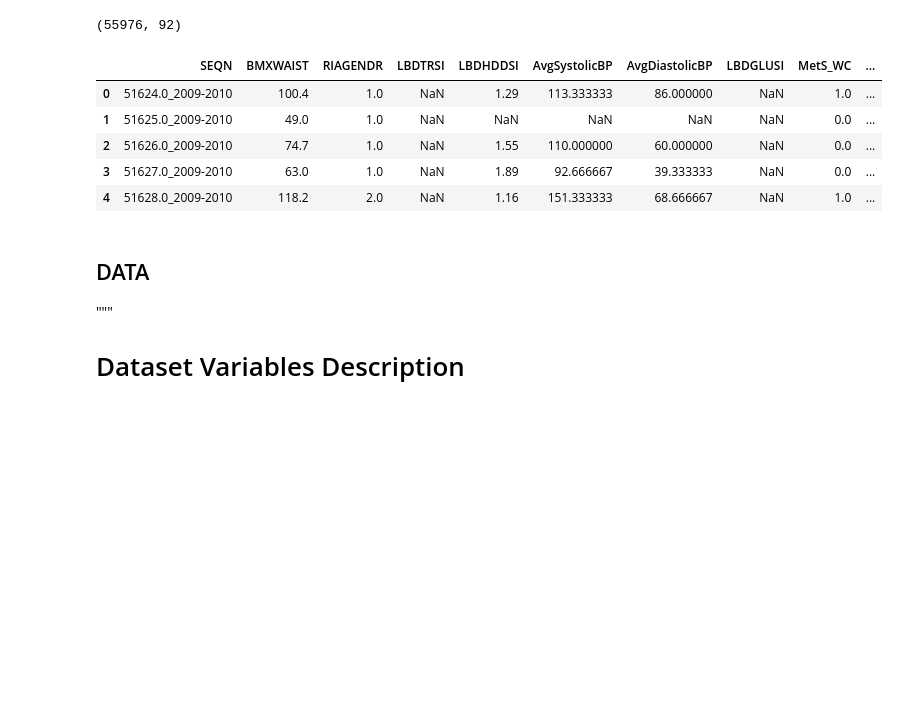
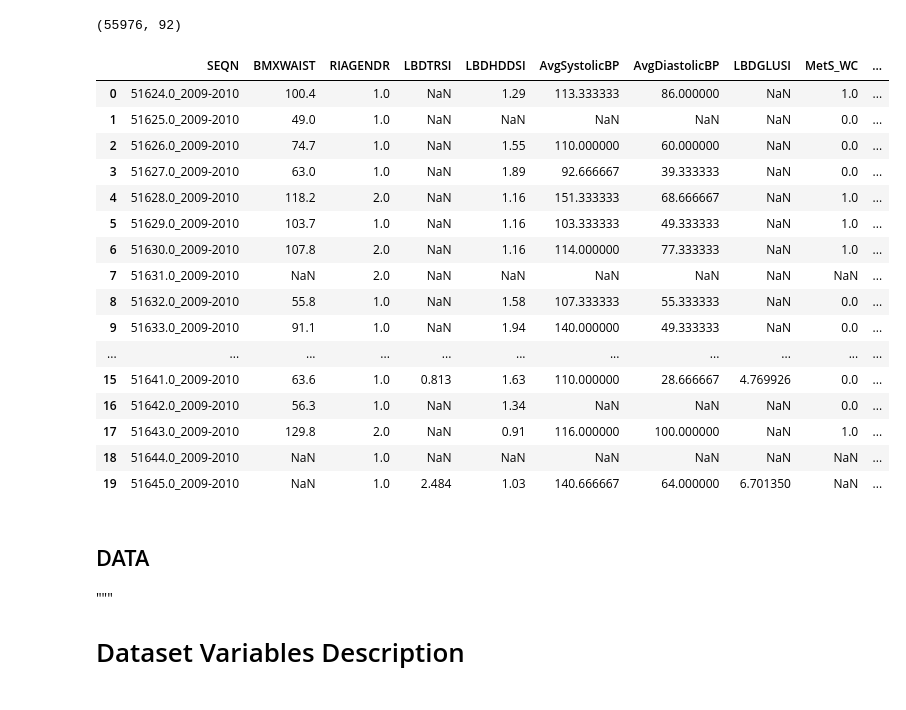
Before and after one commit to artmskfr/HealthScope-Diabetes, a Jupyter notebook: notebooks/data_prep.ipynb, the cells around one changed output. Cells and saved outputs as stored; diff of their text form; code cells hidden in the pictures; blank space fills up the shorter version.

```diff
--- a/notebooks/data_prep.ipynb
+++ b/notebooks/data_prep.ipynb
@@ -327,19 +329,30 @@ df.shape
 # %%
 # Список признаков, используемых в критериях метаболического синдрома
 criteria_columns = ["SEQN","BMXWAIST", "RIAGENDR", "LBDTRSI", "LBDHDDSI", "AvgSystolicBP", "AvgDiastolicBP", "LBDGLUSI",
                      'MetS_WC', 'MetS_TG', 'MetS_HDL', 'MetS_BP',
        'MetS_FPG', 'Valid_MetS_Criteria', 'MetS_Criteria', 'MetS_3', 'MetS_4',"Diabetes_Status","Insulin_Resistance"]
 
 # Вывод первых строк датафрейма только с нужными колонками
 df_criteria = df[criteria_columns]
-df_criteria.head()
+df_criteria.head(20)
 # %% [output]
 |  | SEQN | BMXWAIST | RIAGENDR | LBDTRSI | LBDHDDSI | AvgSystolicBP | AvgDiastolicBP | LBDGLUSI | MetS_WC | ... |
 | 0 | 51624.0_2009-2010 | 100.4 | 1.0 | NaN | 1.29 | 113.333333 | 86.000000 | NaN | 1.0 | ... |
 | 1 | 51625.0_2009-2010 | 49.0 | 1.0 | NaN | NaN | NaN | NaN | NaN | 0.0 | ... |
 | 2 | 51626.0_2009-2010 | 74.7 | 1.0 | NaN | 1.55 | 110.000000 | 60.000000 | NaN | 0.0 | ... |
 | 3 | 51627.0_2009-2010 | 63.0 | 1.0 | NaN | 1.89 | 92.666667 | 39.333333 | NaN | 0.0 | ... |
 | 4 | 51628.0_2009-2010 | 118.2 | 2.0 | NaN | 1.16 | 151.333333 | 68.666667 | NaN | 1.0 | ... |
+| 5 | 51629.0_2009-2010 | 103.7 | 1.0 | NaN | 1.16 | 103.333333 | 49.333333 | NaN | 1.0 | ... |
+| 6 | 51630.0_2009-2010 | 107.8 | 2.0 | NaN | 1.16 | 114.000000 | 77.333333 | NaN | 1.0 | ... |
+| 7 | 51631.0_2009-2010 | NaN | 2.0 | NaN | NaN | NaN | NaN | NaN | NaN | ... |
+| 8 | 51632.0_2009-2010 | 55.8 | 1.0 | NaN | 1.58 | 107.333333 | 55.333333 | NaN | 0.0 | ... |
+| 9 | 51633.0_2009-2010 | 91.1 | 1.0 | NaN | 1.94 | 140.000000 | 49.333333 | NaN | 0.0 | ... |
+| ... | ... | ... | ... | ... | ... | ... | ... | ... | ... | ... |
+| 15 | 51641.0_2009-2010 | 63.6 | 1.0 | 0.813 | 1.63 | 110.000000 | 28.666667 | 4.769926 | 0.0 | ... |
+| 16 | 51642.0_2009-2010 | 56.3 | 1.0 | NaN | 1.34 | NaN | NaN | NaN | 0.0 | ... |
+| 17 | 51643.0_2009-2010 | 129.8 | 2.0 | NaN | 0.91 | 116.000000 | 100.000000 | NaN | 1.0 | ... |
+| 18 | 51644.0_2009-2010 | NaN | 1.0 | NaN | NaN | NaN | NaN | NaN | NaN | ... |
+| 19 | 51645.0_2009-2010 | NaN | 1.0 | 2.484 | 1.03 | 140.666667 | 64.000000 | 6.701350 | NaN | ... |
 # %% [markdown]
 ## DATA
 """
```
Also changed, not shown: parts of 48 cells of this notebook, 15 other files.
